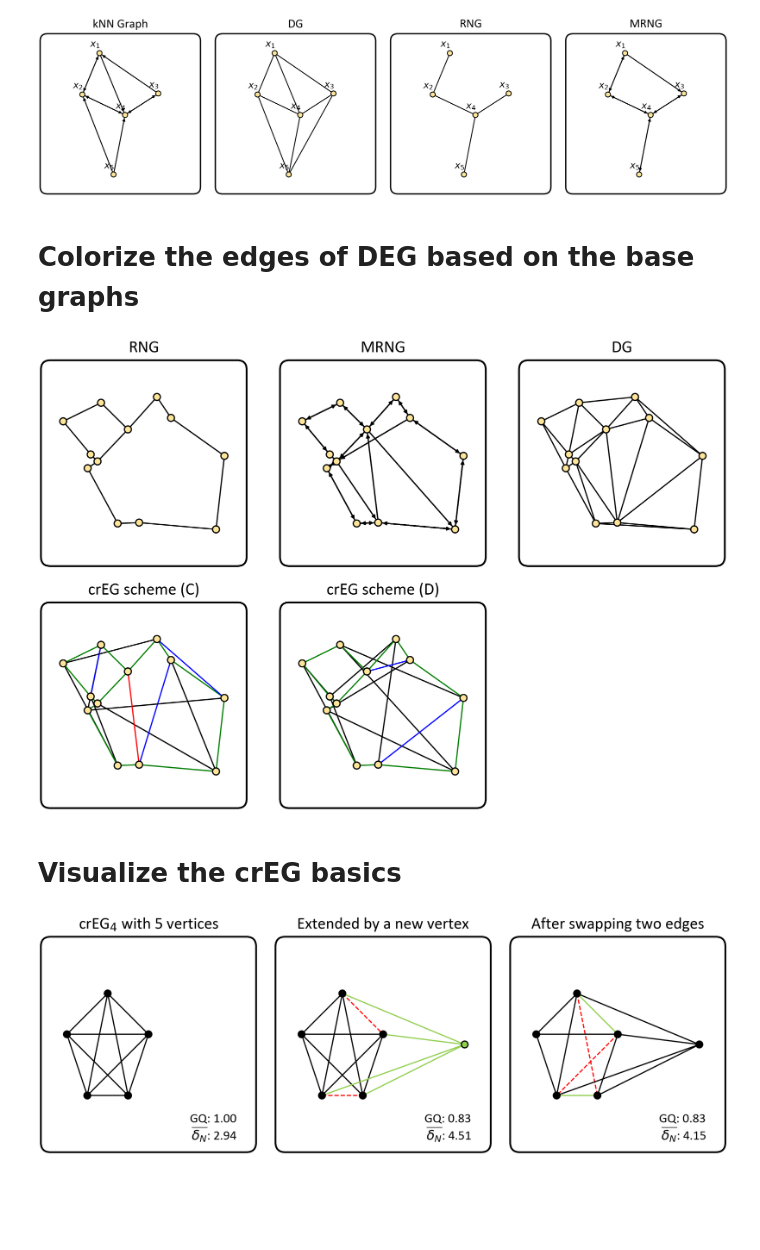
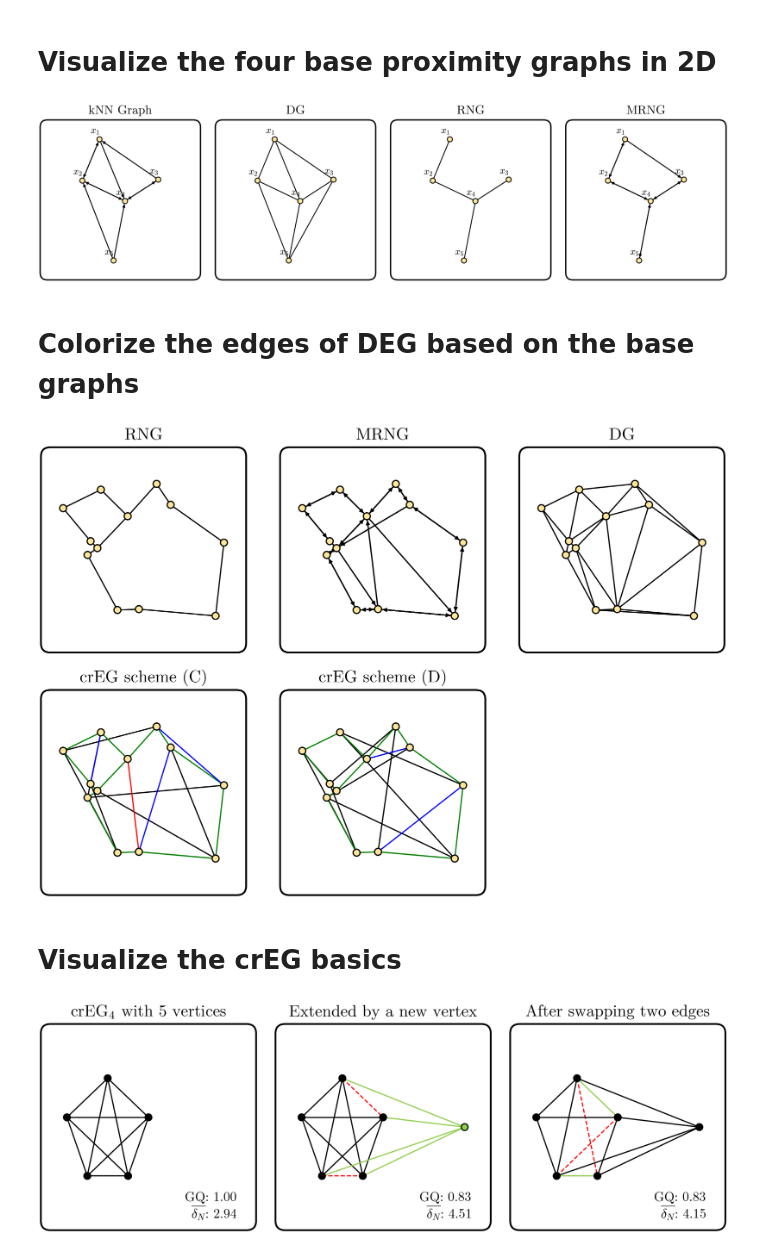
Before and after one commit to Neiko2002/2d-graph, a Jupyter notebook: phd_figures.ipynb, the cells around one changed output. Cells and saved outputs as stored; diff of their text form; code cells hidden in the pictures; blank space fills up the shorter version.

```diff
--- a/phd_figures.ipynb
+++ b/phd_figures.ipynb
@@ -3,3 +1,5 @@
+# %% [markdown]
+# Visualize the four base proximity graphs in 2D
 # %%
 from plot import plot_graphs
 from graphs import GraphKind, build_graphs
@@ -13,9 +13,9 @@ all_kinds = [GraphKind.KNN, GraphKind.DG, GraphKind.RNG, GraphKind.MRNG]
 graphs = build_graphs(coords, kinds=all_kinds, edges_per_vertex=2)
 
 # Example usage
-plot_graphs(graphs=graphs, bg_color="white", text_color="black", annotation_size=32, title_size=42, marker_size=300, border_color="black", border_padding=10, edge_width=3, max_per_row=4, save_file="base_proximity_graphs.svg")
+plot_graphs(graphs=graphs, bg_color="white", text_color="black", annotation_size=32, title_size=42, marker_size=300, border_color="black", border_padding=10, edge_width=3, max_per_row=4, save_file="base_proximity_graphs.pdf")
 # %% [output]
-[figure, old version]
+[figure, new version]
 # %% [markdown]
 # Colorize the edges of DEG based on the base graphs
 # %%
@@ -43,9 +43,9 @@ colored_high_edges = color_graph(graphs[4], graphs[0], graphs[1], graphs[2])
 colored_low_edges = color_graph(graphs[5], graphs[0], graphs[1], graphs[2])
 
 colored_graphs = [graphs[2], graphs[1], graphs[0], colored_low_edges, colored_high_edges]
-plot_graphs(graphs=colored_graphs, bg_color="white", text_color="black", annotation_size=0, title_size=42, marker_size=300, border_color="black", border_padding=8, edge_width=3, max_per_row=3, save_file="crEG_edges_colored.svg")
+plot_graphs(graphs=colored_graphs, bg_color="white", text_color="black", annotation_size=0, title_size=42, marker_size=300, border_color="black", border_padding=8, edge_width=3, max_per_row=3, save_file="crEG_edges_colored.pdf")
 # %% [output]
-[figure, old version]
+[figure, new version]
 # %% [markdown]
 # Visualize the crEG basics
 # %%
@@ -126,32 +126,32 @@ graph2 = GraphItem(
     vertices=vertices2,
     edges=edges2,
     annotations=["GQ: 0.83", r"$\overline{\delta_N}$: 4.51"]
 )
 
 # --- Graph 3: "After swapping two edges" ---
 vertices3 = create_coords(coords)
 vertices3['color'] = 'black'
 edges3_spec = [
     (0, 4, red_color, 'dashed'), (2, 3, red_color, 'dashed'),
     (0, 2, light_green, 'solid'), (3, 4, light_green, 'solid'),
     (0, 1, 'black', 'solid'), (0, 3, 'black', 'solid'),
     (1, 2, 'black', 'solid'), (1, 3, 'black', 'solid'), (2, 4, 'black', 'solid'),
     (5, 0, 'black', 'solid'), (5, 3, 'black', 'solid'),
     (5, 2, 'black', 'solid'), (5, 4, 'black', 'solid'),
 ]
 edges3 = create_edges_gdf(vertices3, edges3_spec)
 
 graph3 = GraphItem(
     kind=None,
     is_directed=False,
     title="After swapping two edges",
     vertices=vertices3,
     edges=edges3,
     annotations=["GQ: 0.83", r"$\overline{\delta_N}$: 4.15"]
 )
 
 # --- Plot all graphs ---
 all_graphs = [graph1, graph2, graph3]
-plot_graphs(graphs=all_graphs, bg_color="white", text_color="black", annotation_size=0, title_size=42, marker_size=300, border_color="black", border_padding=10, edge_width=3, max_per_row=3, save_file="crEG_basics.svg")
+plot_graphs(graphs=all_graphs, bg_color="white", text_color="black", annotation_size=0, title_size=42, marker_size=300, border_color="black", border_padding=10, edge_width=3, max_per_row=3, save_file="crEG_basics.pdf")
 # %% [output]
-[figure, old version]
+[figure, new version]
```
Also changed, not shown: parts of 1 cell of this notebook, 2 other files.
